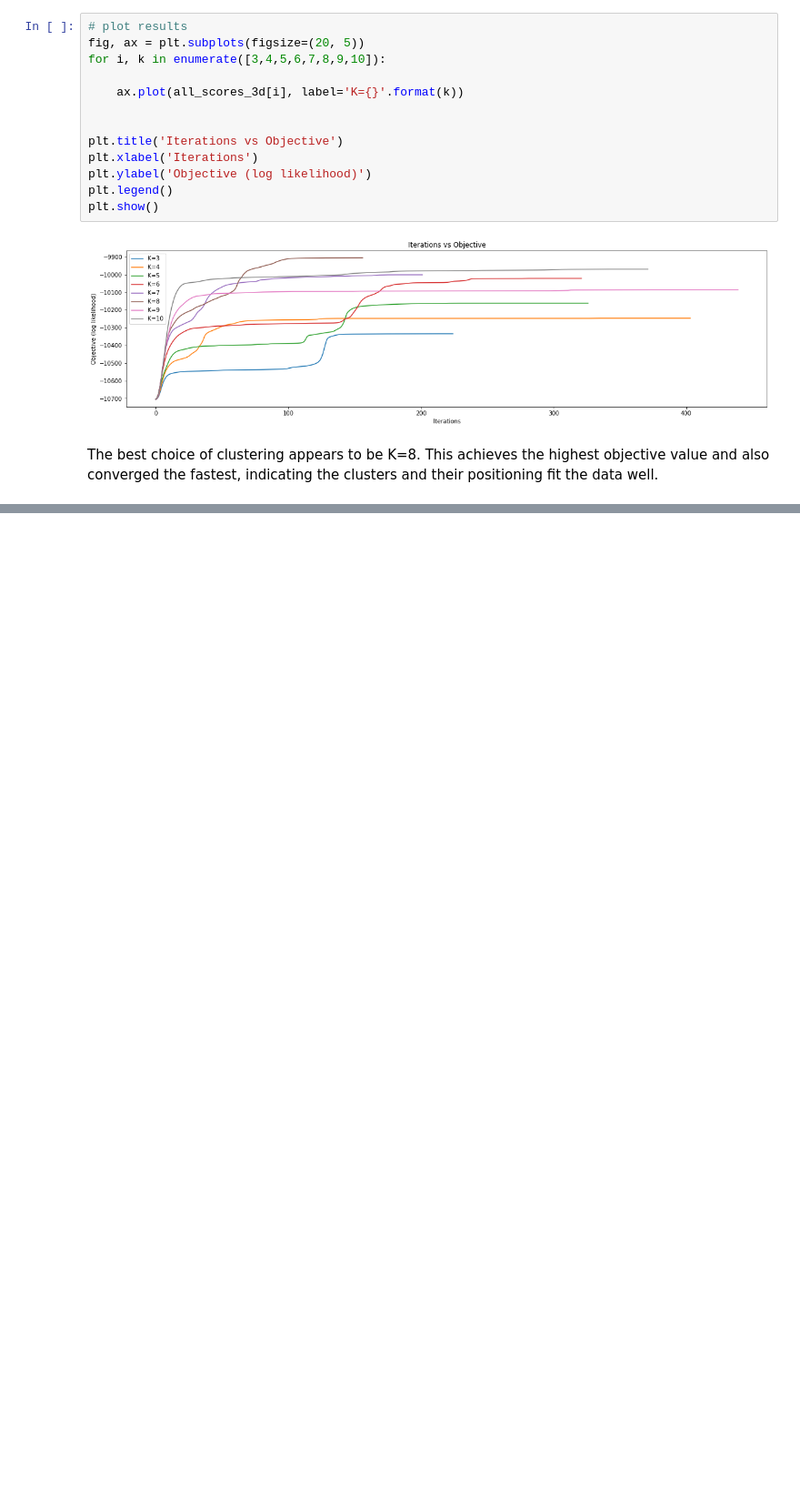
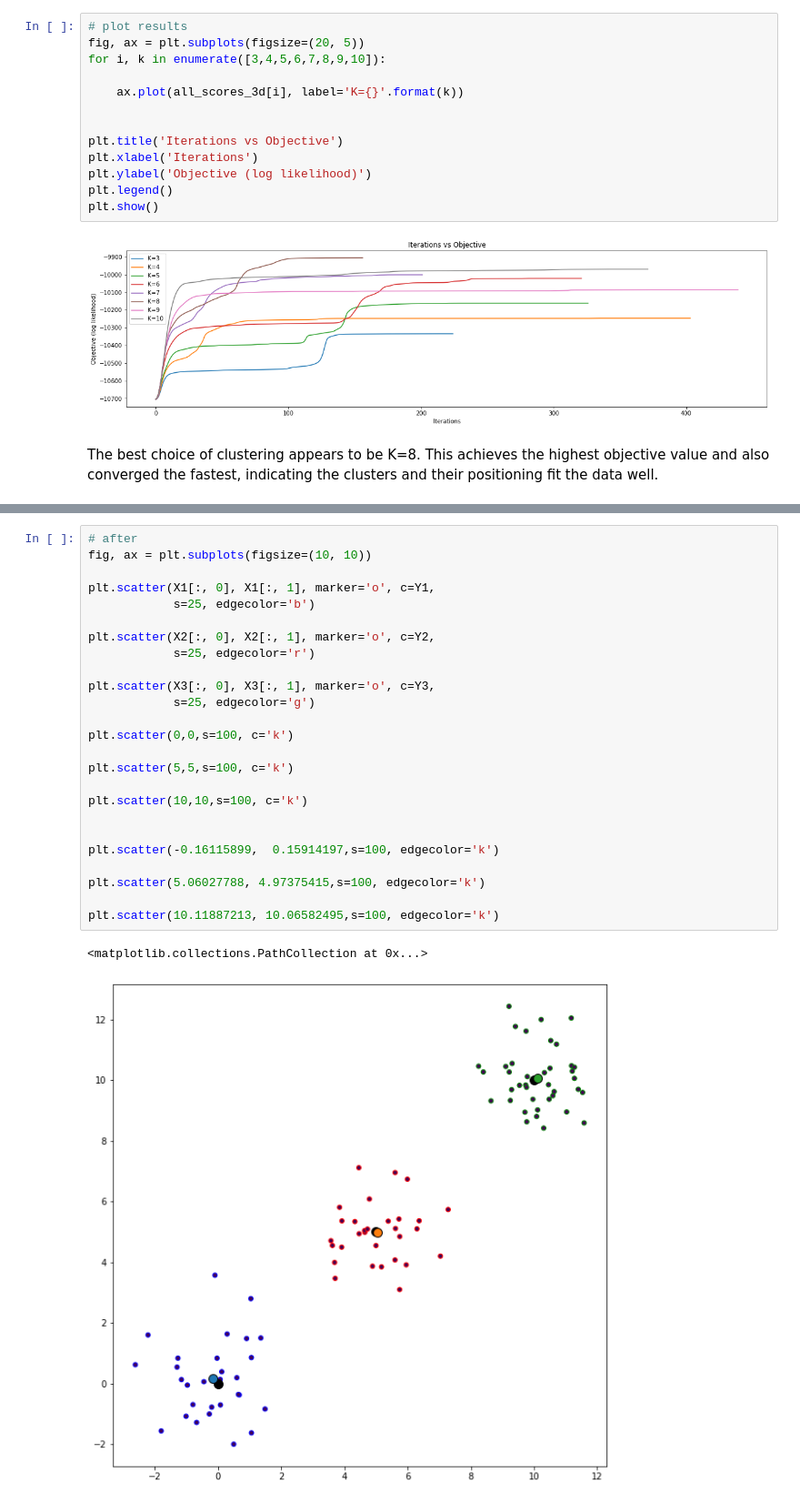
Before and after one commit to ryanquinnnelson/CMU-02620-HW3, a Jupyter notebook: HW3_ryann.ipynb, the cells around one changed output, grey strips where cells are left out. Shown: that part at 91% size. Saved outputs shown, nothing was run; the diff lists cells and outputs as text; blank space fills up the shorter version.

```diff
--- a/HW3_ryann.ipynb
+++ b/HW3_ryann.ipynb
@@ -597,0 +723,28 @@ The best choice of clustering appears to be K=8. This achieves the highest objec
+# %%
+# after
+fig, ax = plt.subplots(figsize=(10, 10))
+
+plt.scatter(X1[:, 0], X1[:, 1], marker='o', c=Y1,
+            s=25, edgecolor='b')
+
+plt.scatter(X2[:, 0], X2[:, 1], marker='o', c=Y2,
+            s=25, edgecolor='r')
+
+plt.scatter(X3[:, 0], X3[:, 1], marker='o', c=Y3,
+            s=25, edgecolor='g')
+
+plt.scatter(0,0,s=100, c='k')
+
+plt.scatter(5,5,s=100, c='k')
+
+plt.scatter(10,10,s=100, c='k')
+
+
+plt.scatter(-0.16115899,  0.15914197,s=100, edgecolor='k')
+
+plt.scatter(5.06027788, 4.97375415,s=100, edgecolor='k')
+
+plt.scatter(10.11887213, 10.06582495,s=100, edgecolor='k')
+# %% [output]
+<matplotlib.collections.PathCollection at 0x...>
+[figure, added]
```
Also changed, not shown: parts of 20 cells of this notebook, 6 other files.
